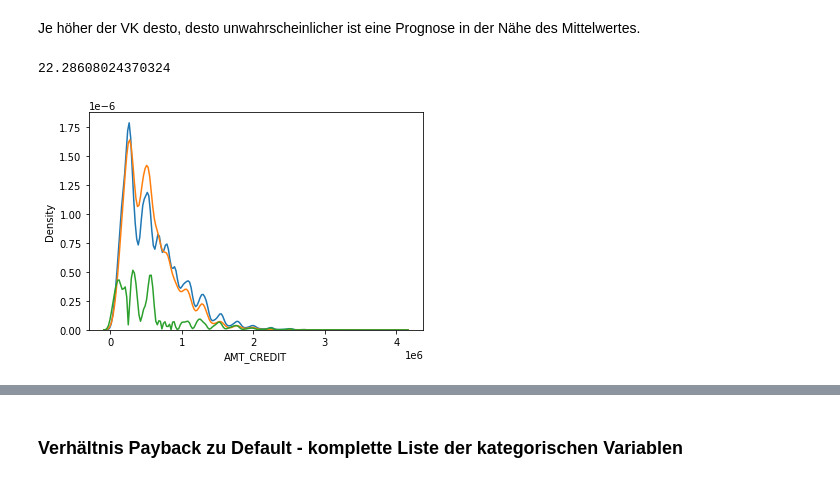
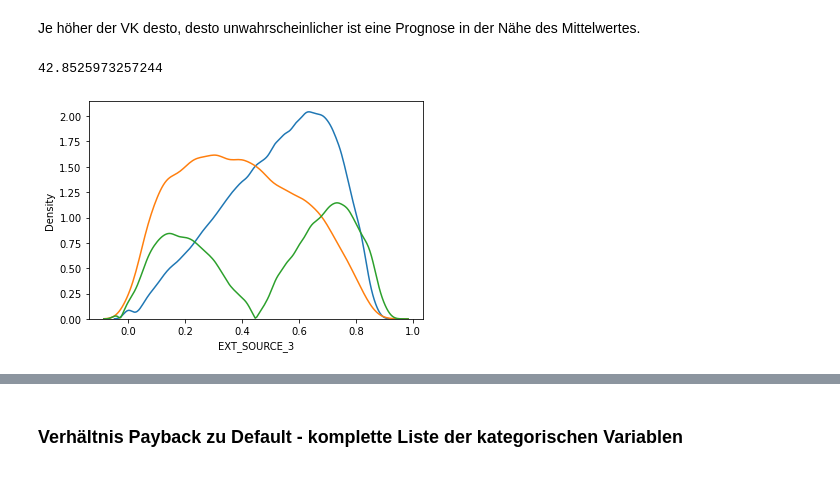
Before and after one commit to robertgraefe/Masterarbeit, a Jupyter notebook: Jupyter Notebook/1. Datenanalyse/1. Application.ipynb, the cells around one changed output, grey strips where cells are left out. Drawn from its saved outputs; the diff is of its cells as text; code cells hidden in the pictures.

```diff
--- a/Jupyter Notebook/1. Datenanalyse/1. Application.ipynb
+++ b/Jupyter Notebook/1. Datenanalyse/1. Application.ipynb
@@ -533,21 +514,21 @@ for head in ms.columns.values:
 # rate = (np.trapz(diff, x_1) / np.trapz(maxi, x_1) * 100 + np.trapz(diff, x_2) / np.trapz(maxi, x_2) * 100) / 2
 # rate
 # %%
-head = "AMT_CREDIT"
+head = "EXT_SOURCE_3"
 x_1, y_1 = sns.kdeplot(payback[head]).get_lines()[0].get_data()
 x_2, y_2 = sns.kdeplot(default[head]).get_lines()[1].get_data()
 
 x = np.array(list(zip(x_1, x_2)))
 y = np.array(list(zip(y_1, y_2)))
 
 maxi = np.maximum(y[:,0],y[:,1])
 mini = np.minimum(y[:,0],y[:,1])
 diff = np.subtract(maxi,mini)
 
 plt.plot(x_2, diff)
 
 rate = (np.trapz(diff, x_1) / np.trapz(maxi, x_1) * 100 + np.trapz(diff, x_2) / np.trapz(maxi, x_2) * 100) / 2
 rate
 # %% [output]
-22.28608024370324
+42.8525973257244
-[figure, old version]
+[figure, new version]
```
Also changed, not shown: parts of 7 cells of this notebook, 21 other files.
